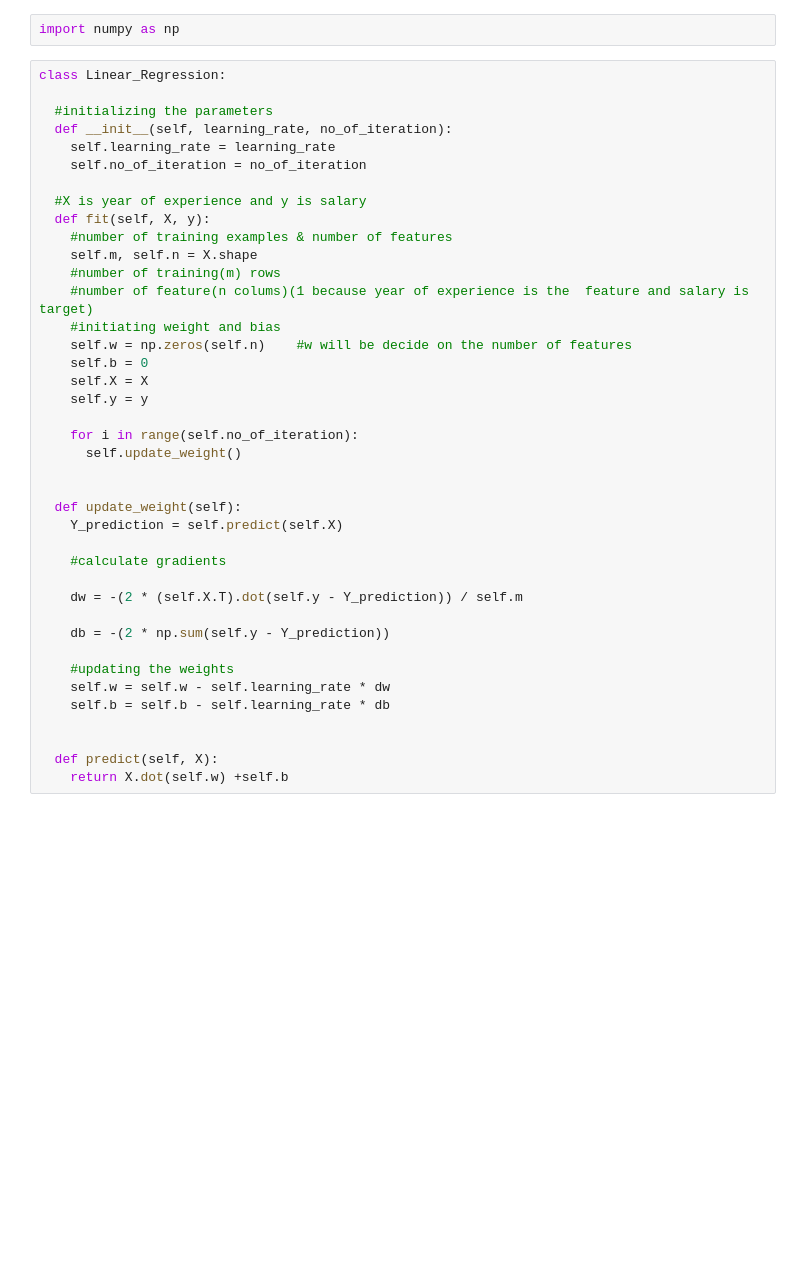
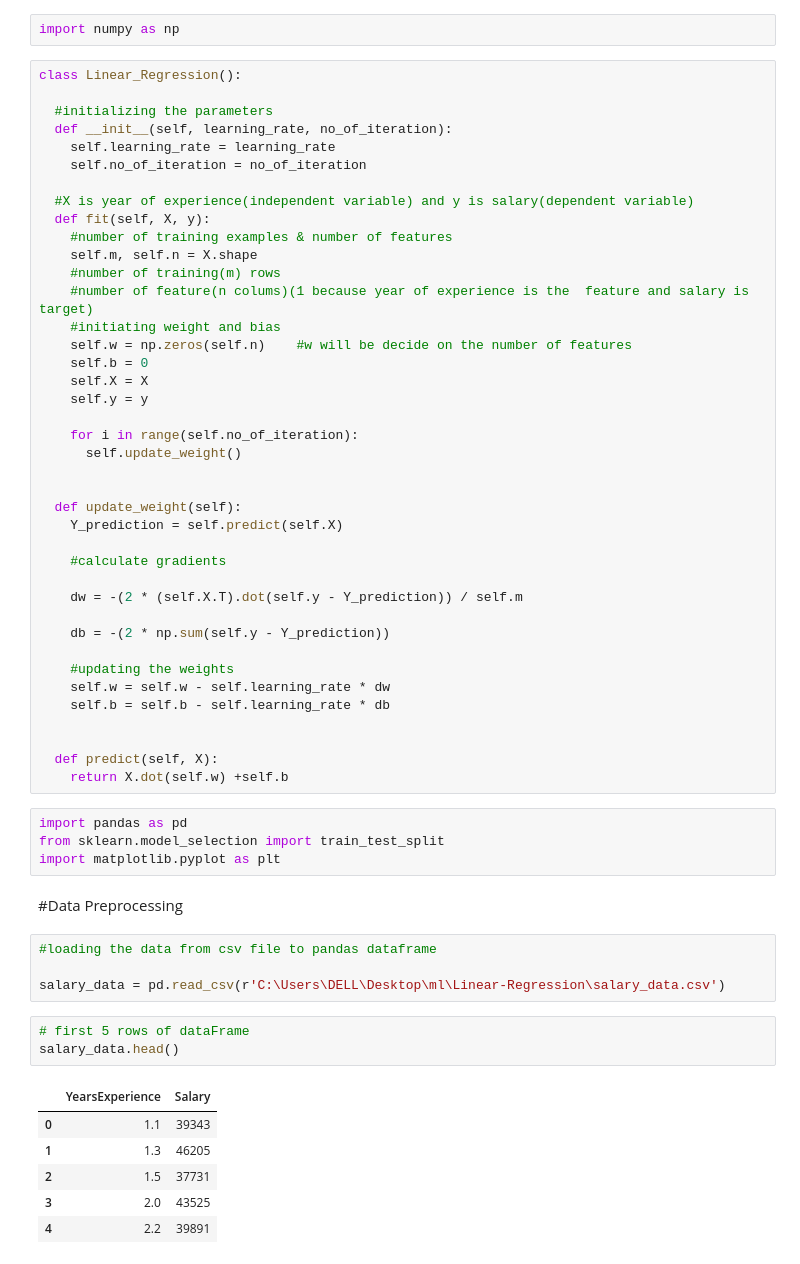
Before and after one commit to SharvariShalgar20/Linear-Regression, a Jupyter notebook: Salary-Predictor.ipynb, the cells around one changed output. Saved outputs shown, nothing was run; the diff lists cells and outputs as text; blank space fills up the shorter version.

```diff
--- a/Salary-Predictor.ipynb
+++ b/Salary-Predictor.ipynb
@@ -1,14 +1,14 @@
 # %%
 import numpy as np
 # %%
-class Linear_Regression:
+class Linear_Regression():
 
   #initializing the parameters
   def __init__(self, learning_rate, no_of_iteration):
     self.learning_rate = learning_rate
     self.no_of_iteration = no_of_iteration
 
-  #X is year of experience and y is salary
+  #X is year of experience(independent variable) and y is salary(dependent variable)
   def fit(self, X, y):
     #number of training examples & number of features
     self.m, self.n = X.shape
@@ -40,3 +40,23 @@ class Linear_Regression:
 
   def predict(self, X):
     return X.dot(self.w) +self.b
+# %%
+import pandas as pd
+from sklearn.model_selection import train_test_split
+import matplotlib.pyplot as plt
+# %% [markdown]
+#Data Preprocessing
+# %%
+#loading the data from csv file to pandas dataframe
+
+salary_data = pd.read_csv(r'C:\Users\DELL\Desktop\ml\Linear-Regression\salary_data.csv')
+# %%
+# first 5 rows of dataFrame
+salary_data.head()
+# %% [output]
+|  | YearsExperience | Salary |
+| 0 | 1.1 | 39343 |
+| 1 | 1.3 | 46205 |
+| 2 | 1.5 | 37731 |
+| 3 | 2.0 | 43525 |
+| 4 | 2.2 | 39891 |
```
Also changed, not shown: parts of 19 cells of this notebook, 1 other file.
